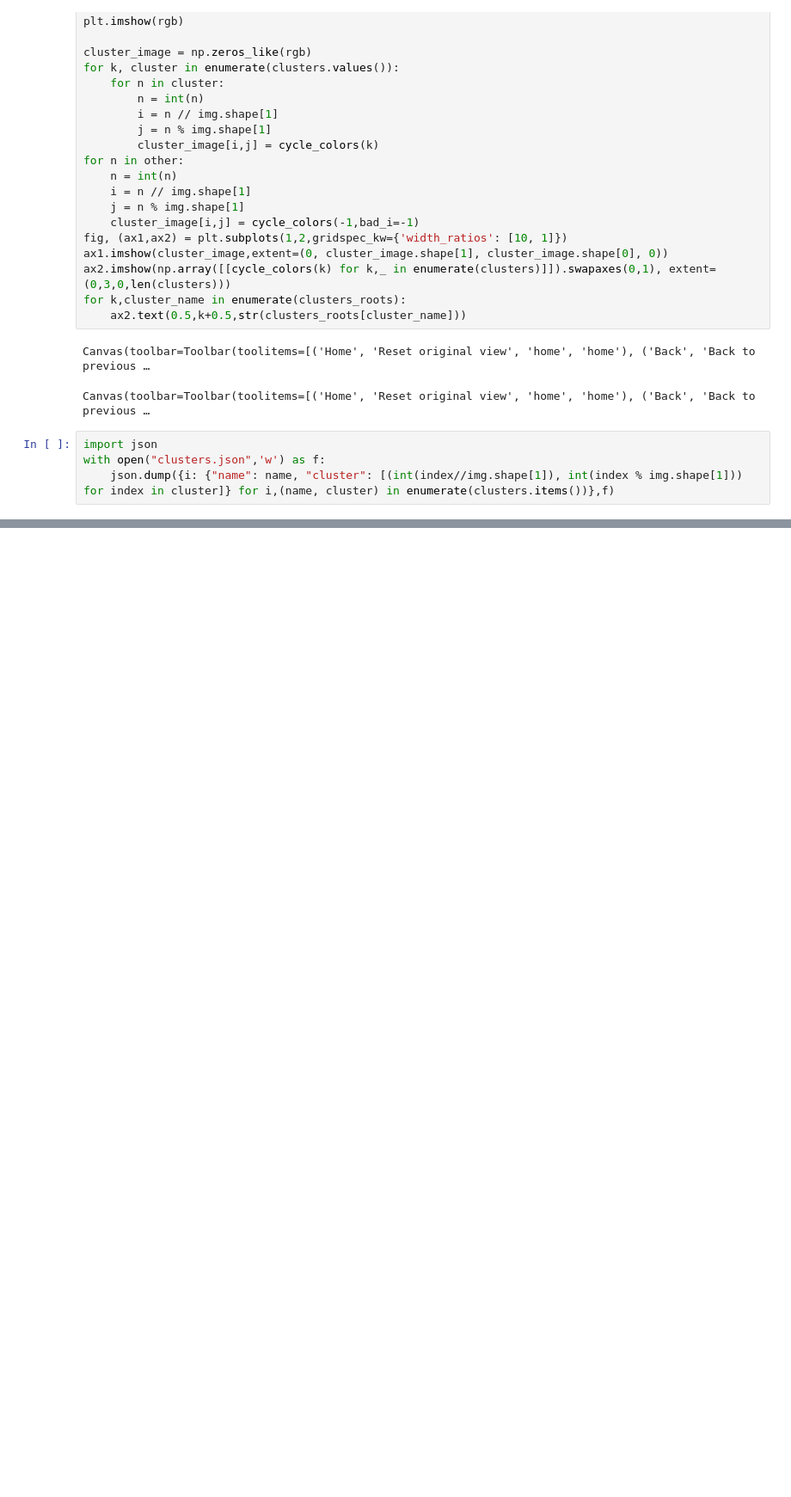
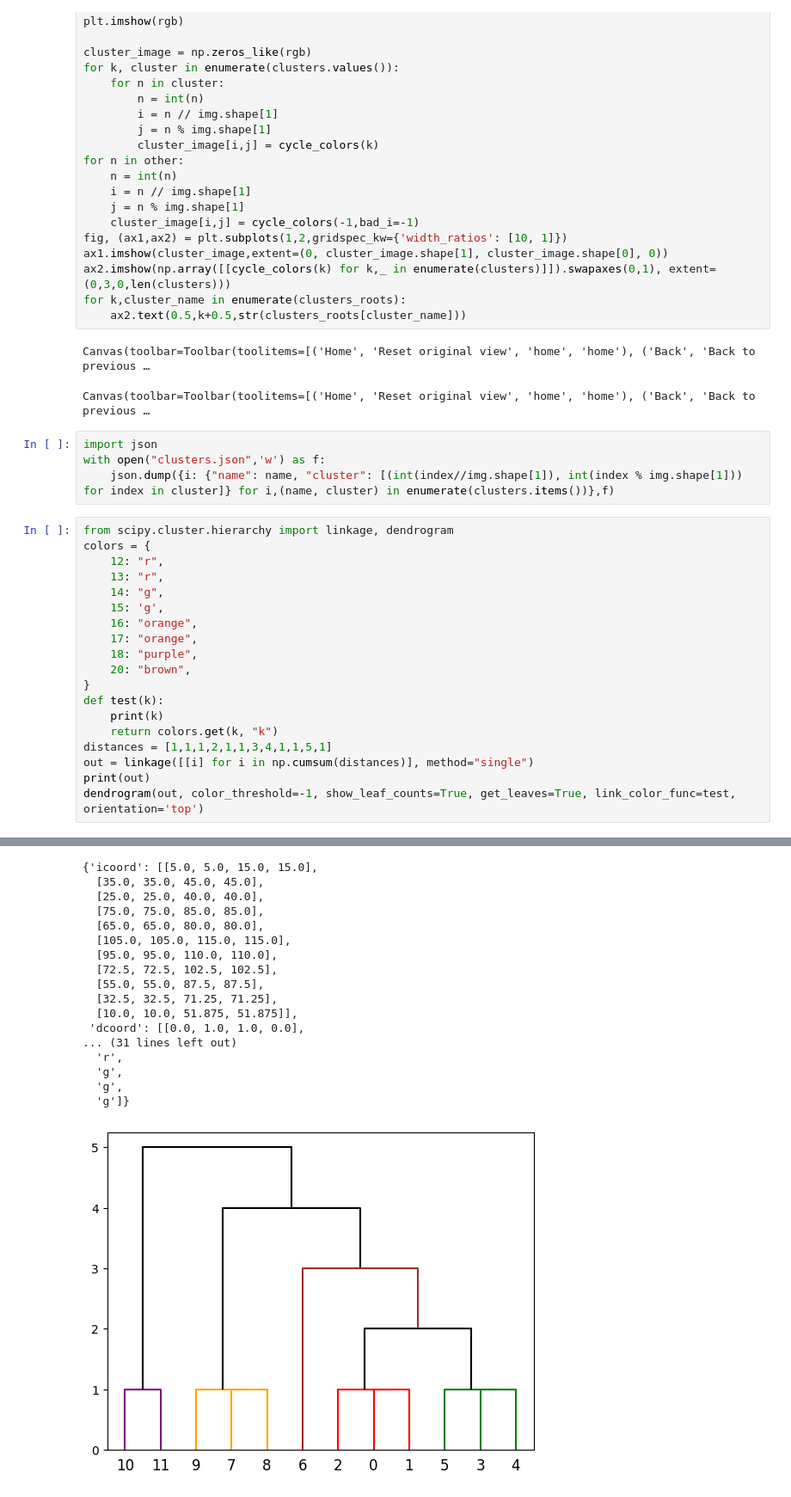
Before and after one commit to shaielc/single-linkage, a Jupyter notebook: slink.ipynb, the cells around one changed output, grey strips where cells are left out. Shown: that part at 86% size. Cells and saved outputs as stored; diff of their text form; blank space fills up the shorter version.

```diff
--- a/slink.ipynb
+++ b/slink.ipynb
@@ -325,3 +325,23 @@ Canvas(toolbar=Toolbar(toolitems=[('Home', 'Reset original view', 'home', 'home'
 import json
 with open("clusters.json",'w') as f:
     json.dump({i: {"name": name, "cluster": [(int(index//img.shape[1]), int(index % img.shape[1])) for index in cluster]} for i,(name, cluster) in enumerate(clusters.items())},f)
+# %%
+from scipy.cluster.hierarchy import linkage, dendrogram
+colors = {
+    12: "r",
+    13: "r",
+    14: "g",
+    15: 'g',
+    16: "orange",
+    17: "orange",
+    18: "purple",
+    20: "brown",
+}
+def test(k):
+    print(k)
+    return colors.get(k, "k")
+distances = [1,1,1,2,1,1,3,4,1,1,5,1]
+out = linkage([[i] for i in np.cumsum(distances)], method="single")
+print(out)
+dendrogram(out, color_threshold=-1, show_leaf_counts=True, get_leaves=True, link_color_func=test, orientation='top')
+# %% [output]
@@ -327,0 +365,18 @@ with open("clusters.json",'w') as f:
+{'icoord': [[5.0, 5.0, 15.0, 15.0],
+  [35.0, 35.0, 45.0, 45.0],
+  [25.0, 25.0, 40.0, 40.0],
+  [75.0, 75.0, 85.0, 85.0],
+  [65.0, 65.0, 80.0, 80.0],
+  [105.0, 105.0, 115.0, 115.0],
+  [95.0, 95.0, 110.0, 110.0],
+  [72.5, 72.5, 102.5, 102.5],
+  [55.0, 55.0, 87.5, 87.5],
+  [32.5, 32.5, 71.25, 71.25],
+  [10.0, 10.0, 51.875, 51.875]],
+ 'dcoord': [[0.0, 1.0, 1.0, 0.0],
+... (31 lines left out)
+  'r',
+  'g',
+  'g',
+  'g']}
+[figure, added]
```
Also changed, not shown: parts of 8 cells of this notebook, 4 other files.
